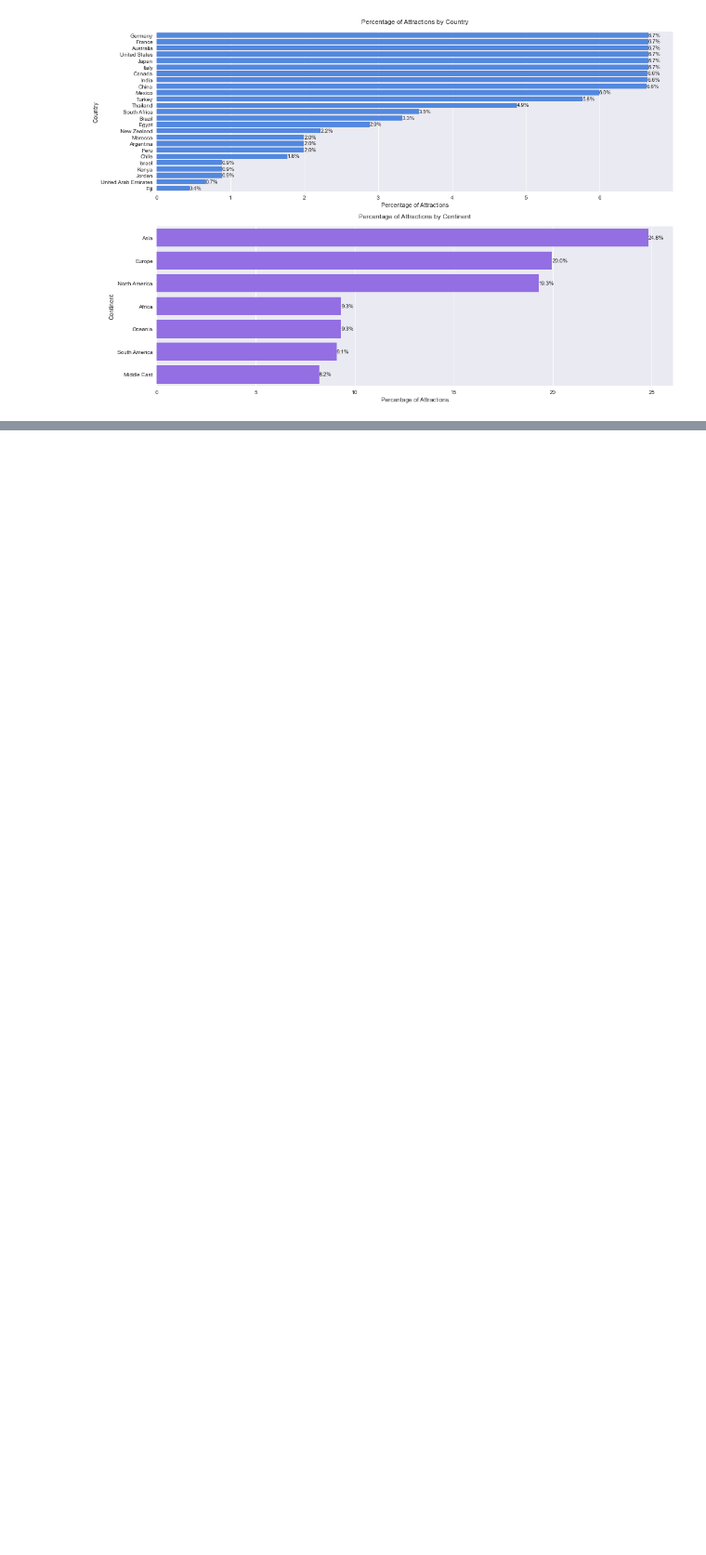
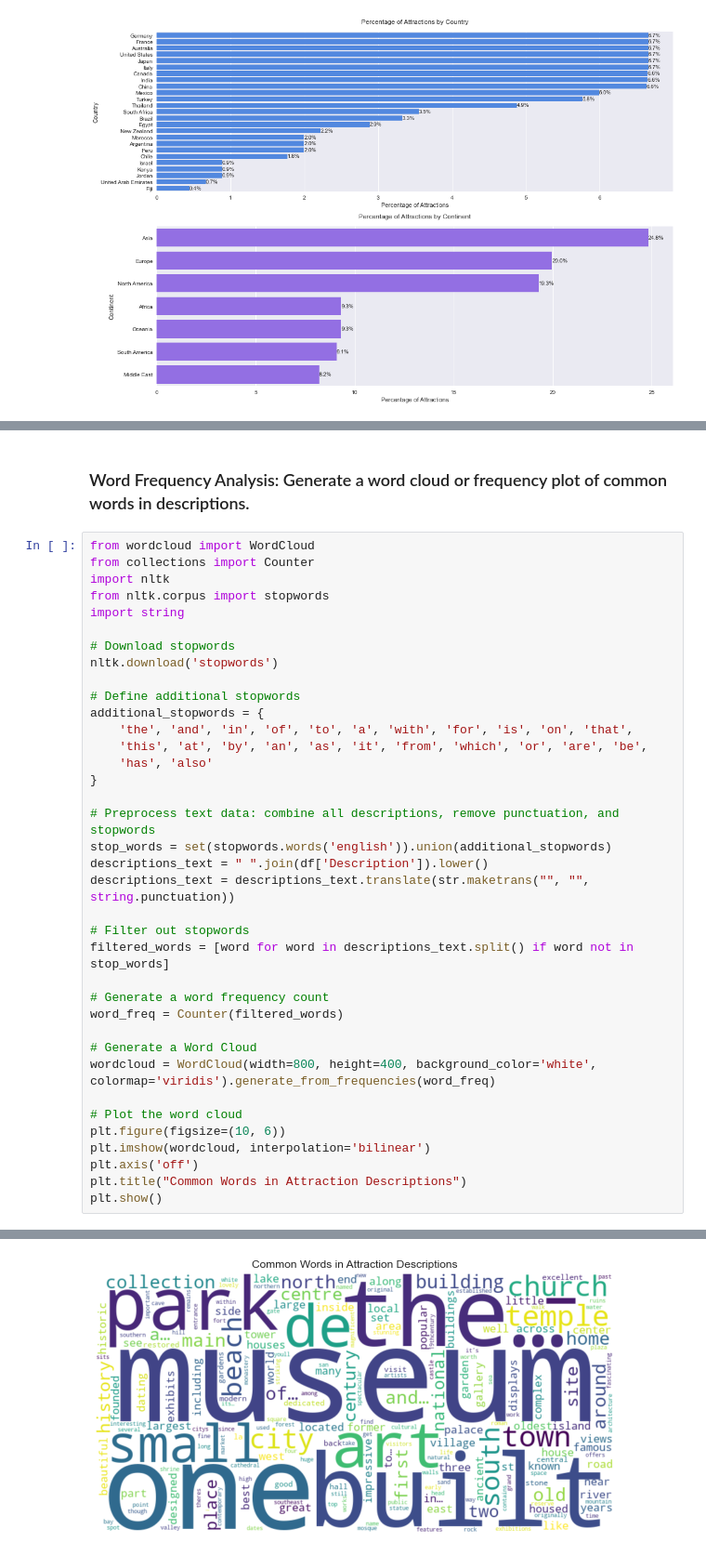
Before and after one commit to KImondorose/Safari-Travel-Advisor, a Jupyter notebook: work_in_progress/dave.ipynb, the cells around one changed output, grey strips where cells are left out. Shown at 93% size. Saved outputs shown, nothing was run; the diff lists cells and outputs as text; blank space fills up the shorter version.

Commit message:
Generate a word cloud or frequency plot of common words in descriptions.

```diff
--- a/work_in_progress/dave.ipynb
+++ b/work_in_progress/dave.ipynb
@@ -385,0 +392,40 @@ plt.show()
+# %% [markdown]
+### Word Frequency Analysis: Generate a word cloud or frequency plot of common words in descriptions.
+# %%
+from wordcloud import WordCloud
+from collections import Counter
+import nltk
+from nltk.corpus import stopwords
+import string
+
+# Download stopwords
+nltk.download('stopwords')
+
+# Define additional stopwords
+additional_stopwords = {
+    'the', 'and', 'in', 'of', 'to', 'a', 'with', 'for', 'is', 'on', 'that',
+    'this', 'at', 'by', 'an', 'as', 'it', 'from', 'which', 'or', 'are', 'be',
+    'has', 'also'
+}
+
+# Preprocess text data: combine all descriptions, remove punctuation, and stopwords
+stop_words = set(stopwords.words('english')).union(additional_stopwords)
+descriptions_text = " ".join(df['Description']).lower()
+descriptions_text = descriptions_text.translate(str.maketrans("", "", string.punctuation))
+
+# Filter out stopwords
+filtered_words = [word for word in descriptions_text.split() if word not in stop_words]
+
+# Generate a word frequency count
+word_freq = Counter(filtered_words)
+
+# Generate a Word Cloud
+wordcloud = WordCloud(width=800, height=400, background_color='white', colormap='viridis').generate_from_frequencies(word_freq)
+
+# Plot the word cloud
+plt.figure(figsize=(10, 6))
+plt.imshow(wordcloud, interpolation='bilinear')
+plt.axis('off')
+plt.title("Common Words in Attraction Descriptions")
+plt.show()
+# %% [output]
@@ -385,0 +435 @@ plt.show()
+[figure, added]
```
Also changed, not shown: parts of 2 cells of this notebook.
